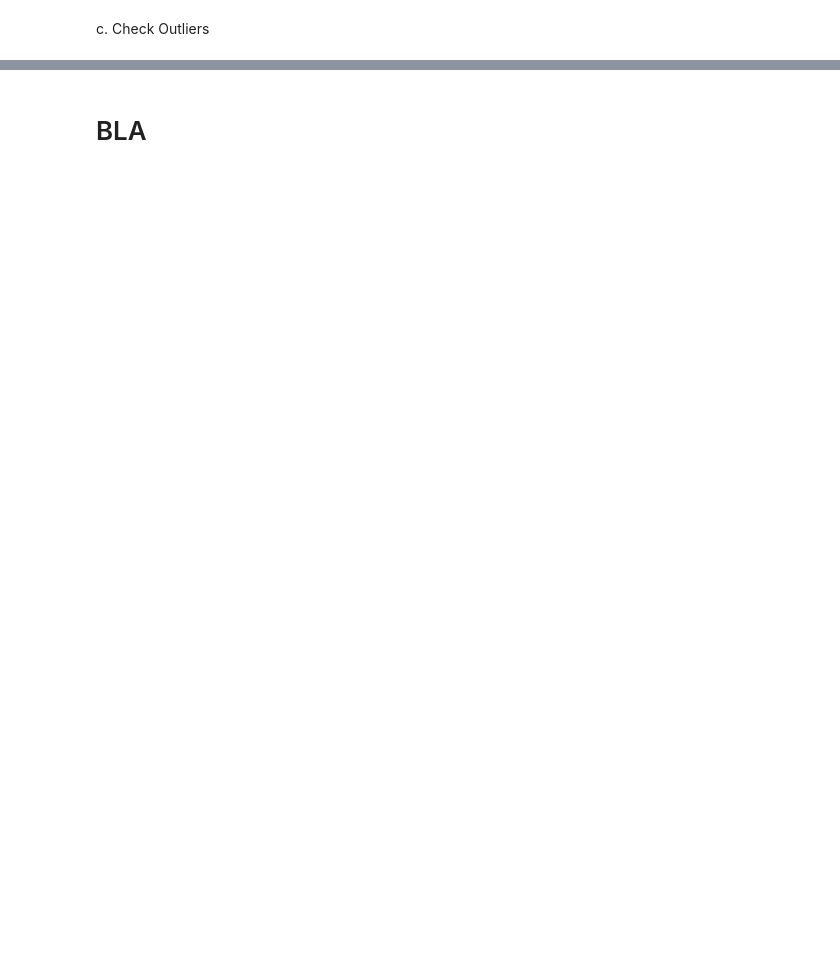
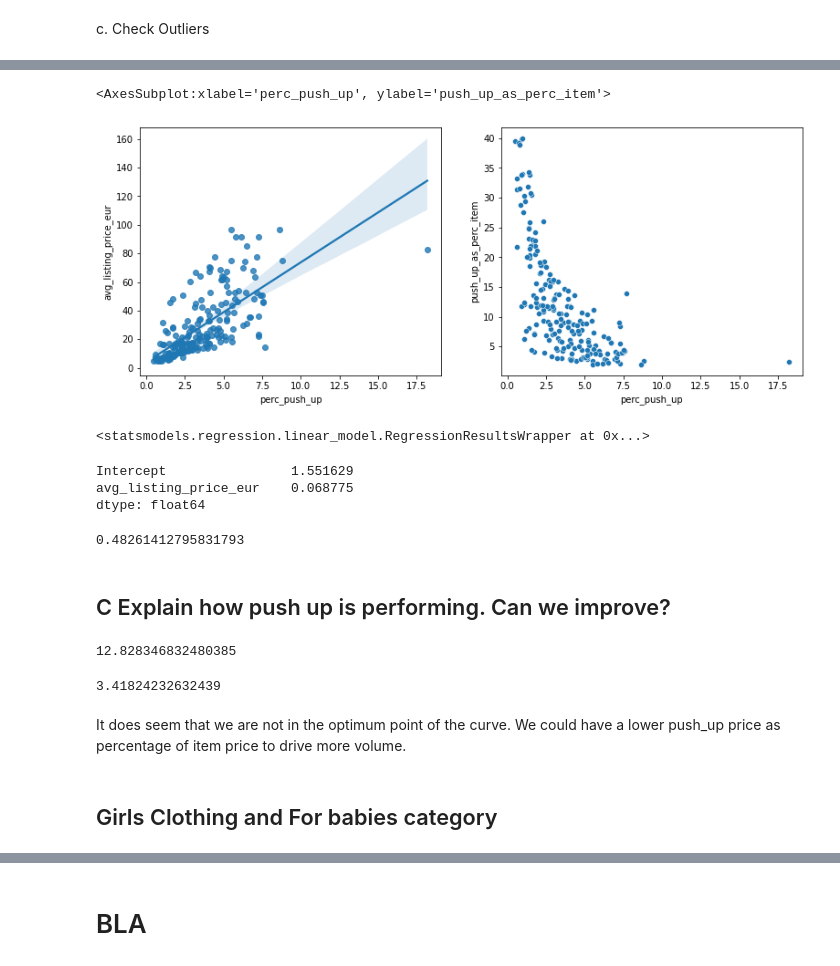
Before and after one commit to LouiseDantas/vinted, a Jupyter notebook: vinted.ipynb, the cells around one changed output, grey strips where cells are left out. Cells and saved outputs as stored; diff of their text form; code cells hidden in the pictures; blank space fills up the shorter version.

```diff
--- a/vinted.ipynb
+++ b/vinted.ipynb
@@ -87,0 +143,54 @@ corr=data.corr()
+# %%
+df_clean=df[df['perc_push_up']>0]
+df_clean=df_clean[df_clean['avg_listing_price_eur']<100]
+df_clean=df_clean[df_clean['push_up_as_perc_item']<40]
+# %%
+plt.figure(figsize=(13,5))
+
+plt.subplot(1,2,1)
+sns.regplot(x = df_clean.perc_push_up, y= df_clean.avg_listing_price_eur,y_jitter=.1)
+#plt.xlim(right=1)
+#plt.ylim(bottom=0)
+#plt.ylim(top=100)
+
+plt.subplot(1,2,2)
+sns.scatterplot(x = df_clean.perc_push_up, y= df_clean.push_up_as_perc_item)
+#plt.xlim(right=1)
+#plt.ylim(bottom=0)
+#plt.ylim(top=1000)
+# %% [output]
+<AxesSubplot:xlabel='perc_push_up', ylabel='push_up_as_perc_item'>
+[figure, added]
+# %%
+# Instanciate a model
+model = smf.ols(formula='perc_push_up ~ avg_listing_price_eur', data=df_clean)
+
+# Train the model to find best line
+model = model.fit()
+model
+# %% [output]
+<statsmodels.regression.linear_model.RegressionResultsWrapper at 0x...>
+# %%
+print(model.params)
+# %% [output]
+Intercept                1.551629
+avg_listing_price_eur    0.068775
+dtype: float64
+# %%
+model.rsquared
+# %% [output]
+0.48261412795831793
+# %% [markdown]
+## C Explain how push up is performing. Can we improve?
+# %%
+df['push_up_as_perc_item'].mean()
+# %% [output]
+12.828346832480385
+# %%
+df['perc_push_up'].mean()
+# %% [output]
+3.41824232632439
+# %% [markdown]
+It does seem that we are not in the optimum point of the curve. We could have a lower push_up price as percentage of item price to drive more volume.
+# %% [markdown]
+## Girls Clothing and For babies category
```
Also changed, not shown: parts of 69 cells of this notebook.
